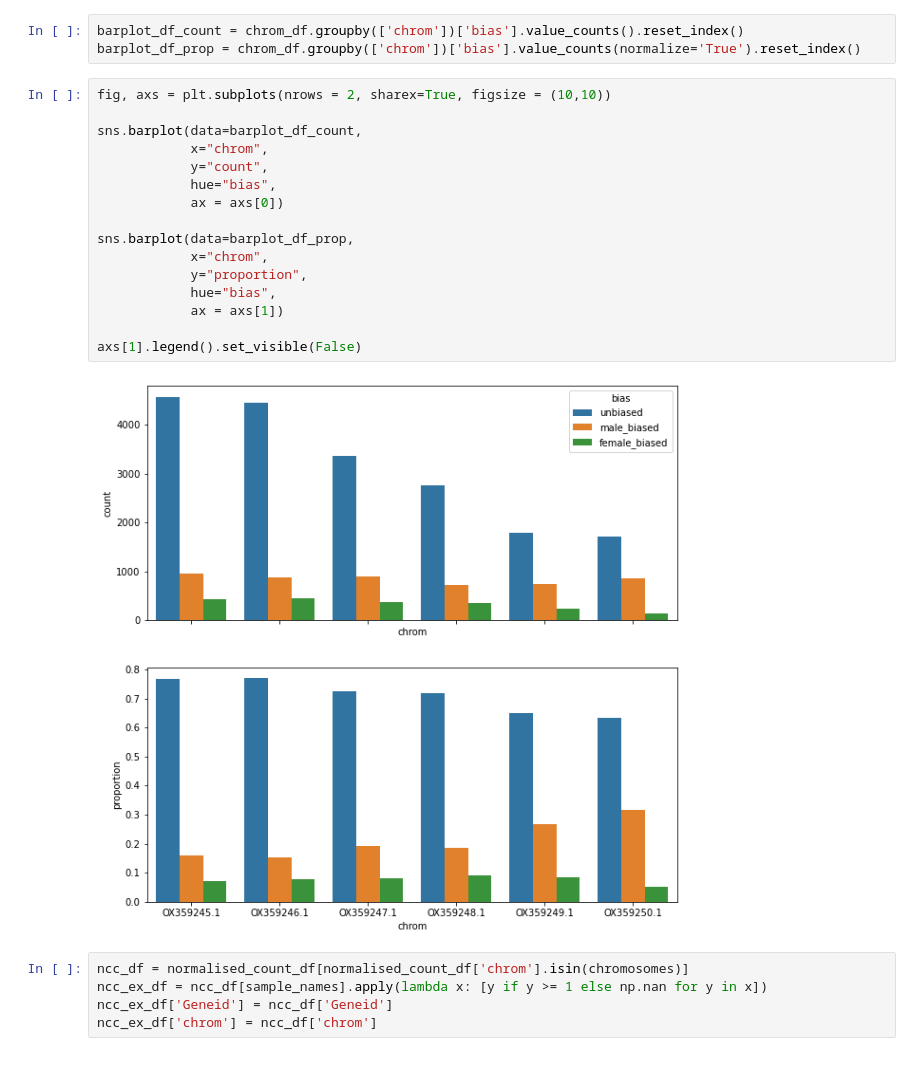
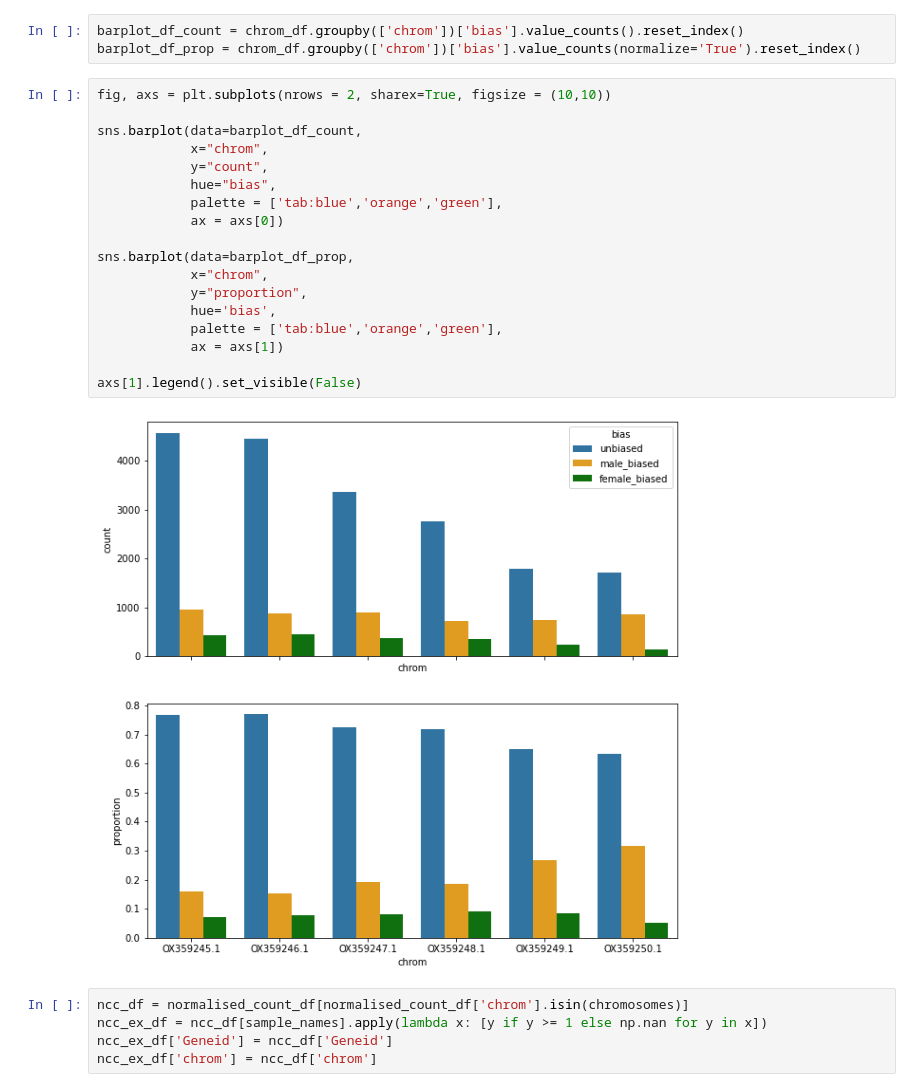
Before and after one commit to samebdon/springtail_haploid_selection, a Jupyter notebook: scripts/SBG_exploration.ipynb, the cells around one changed output. Drawn from its saved outputs; the diff is of its cells as text.

```diff
--- a/scripts/SBG_exploration.ipynb
+++ b/scripts/SBG_exploration.ipynb
@@ -151,21 +356,23 @@ barplot_df_prop = chrom_df.groupby(['chrom'])['bias'].value_counts(normalize='Tr
 # %%
 fig, axs = plt.subplots(nrows = 2, sharex=True, figsize = (10,10))
 
 sns.barplot(data=barplot_df_count,
             x="chrom",
             y="count",
             hue="bias",
+            palette = ['tab:blue','orange','green'],
             ax = axs[0])
 
 sns.barplot(data=barplot_df_prop,
             x="chrom",
             y="proportion",
-            hue="bias",
+            hue='bias',
+            palette = ['tab:blue','orange','green'],
             ax = axs[1])
 
 axs[1].legend().set_visible(False)
 # %% [output]
-[figure, old version]
+[figure, new version]
 # %%
 ncc_df = normalised_count_df[normalised_count_df['chrom'].isin(chromosomes)]
 ncc_ex_df = ncc_df[sample_names].apply(lambda x: [y if y >= 1 else np.nan for y in x])
```
Also changed, not shown: parts of 56 cells of this notebook, 5 other files.
